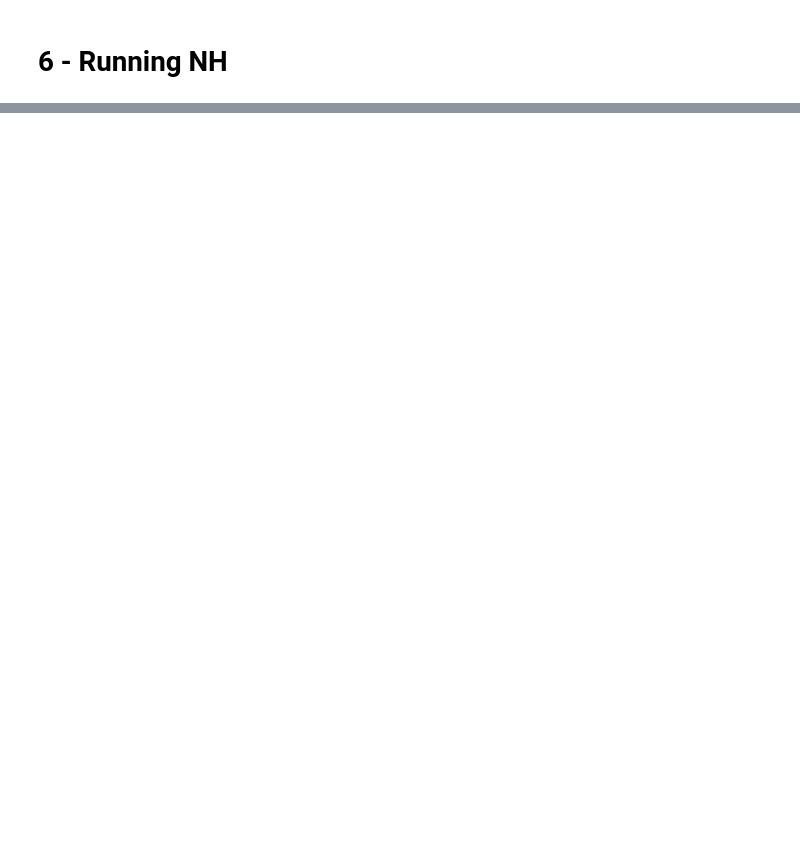
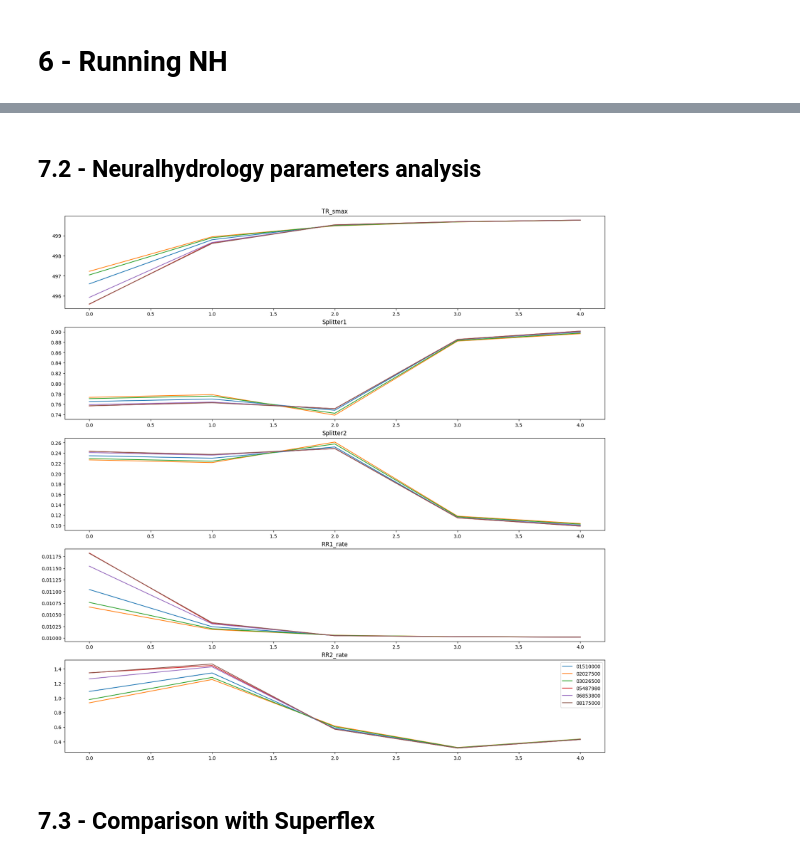
Before and after one commit to Rapfff/neuralhydrology, a Jupyter notebook: vs_superflex.ipynb, the cells around one changed output, grey strips where cells are left out. Drawn from its saved outputs; the diff is of its cells as text; code cells hidden in the pictures; blank space fills up the shorter version.

```diff
--- a/vs_superflex.ipynb
+++ b/vs_superflex.ipynb
@@ -268 +290,75 @@ start_run(config_file=Path("examples/07-Superflex/example4.yml", gpu=-1))
+# %% [markdown]
+## 7.2 - Neuralhydrology parameters analysis
+# %%
+from torch import load,nn, tensor, float32
+from neuralhydrology.datasetzoo.camelsus import load_camels_us_attributes
+#===========SET THIS=================
+#run_dir = "runs/run_2203_133730"
+#epoch_max = 10
+#validation_interval = 2
+#basins = ["01510000",
+#          "02027500",
+#          "03026500",
+#          "05487980",
+#          "06853800",
+#          "08175000"]
+#------------------------------------
+
+def scale_output(x, min_val, max_val):
+    scaled_x = x * (max_val - min_val) + min_val
+    return scaled_x.detach().item()
+
+
+class MyModel(nn.Module):
+    def __init__(self):
+        #torch.nn.Sequential(torch.nn.Linear(in_features=static_inputs_size, out_features=20),
+        #                    torch.nn.Sigmoid(), torch.nn.Dropout(p=0.0),
+        #                    torch.nn.Linear(in_features=20, out_features=total_parameters),
+        #                    torch.nn.Sigmoid())
+        super(MyModel, self).__init__()
+        self.parameterization = nn.Sequential(nn.Linear(in_features=3, out_features=20),
+                                                    nn.Sigmoid(), nn.Dropout(p=0.0),
+                                                    nn.Linear(in_features=20, out_features=20),
+                                                    nn.Sigmoid(),
+                                                    nn.Linear(in_features=20, out_features=5),
+                                                    nn.Sigmoid())
+
+    def forward(self, x):
+        return self.parameterization(x)
+
+def get_parameters_values(run_dir,epoch_str,basin):
+    ordereddict = load(run_dir+'/model_epoch'+epoch_str+'.pt')
+    m = MyModel()
+    m.load_state_dict(ordereddict)
+    x_s = load_camels_us_attributes("data/CAMELS_US",basins)
+    x_s = tensor(x_s.loc[basin,["baseflow_index", "high_q_freq", "aridity"]].values.astype(float),dtype=float32)
+    return m(x_s)
+
+parameter_names = ["TR_smax","Splitter1","Splitter2","RR1_rate","RR2_rate"]
+parameters = [[[] for j in basins] for i in parameter_names]
+for ib, basin in enumerate(basins):
+    for nb_epochs in range(validation_interval,epoch_max+1,validation_interval):
+        nb_epochs = epoch_int_to_str(nb_epochs)
+        params_epoch = get_parameters_values(run_dir, nb_epochs, basin)
+        parameters[0][ib].append(scale_output(params_epoch[0], 1.0, 500.0))
+        weights = params_epoch[1:3]
+        row_sums = weights.sum()
+        normalized_weights = weights / row_sums
+        parameters[1][ib].append(normalized_weights[0].detach().item())
+        parameters[2][ib].append(normalized_weights[1].detach().item())
+        parameters[3][ib].append(scale_output(params_epoch[3], 0.01, 50.0))
+        parameters[4][ib].append(scale_output(params_epoch[4], 0.01, 50.0))
+        #parameters[1][ib].append(scale_output(params_epoch[1], 0.01, 50.0))
+
+fig, ax = plt.subplots(len(parameter_names), figsize=(20, 20))
+for ip, param in enumerate(parameter_names):
+    for ib, basin in enumerate(basins):
+        ax[ip].plot(parameters[ip][ib],label=basin)
+    ax[ip].set_title(param)
+plt.legend()
+plt.show()
+# %% [output]
+[figure, added]
+# %% [markdown]
+## 7.3 - Comparison with Superflex
 # %%
```
Also changed, not shown: parts of 7 cells of this notebook, 5 other files.
